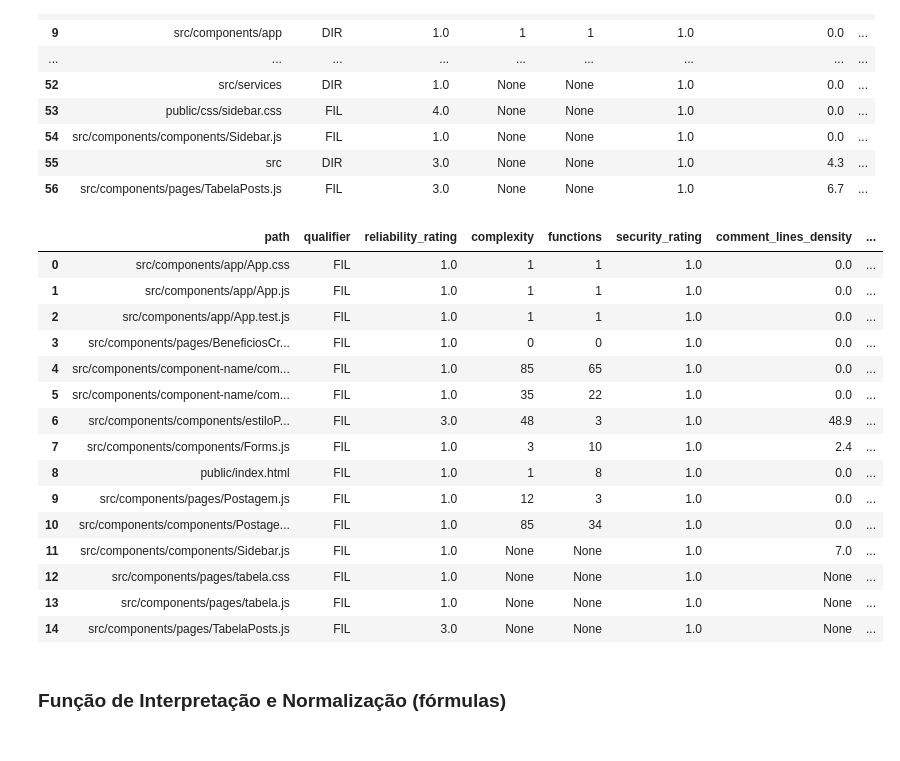
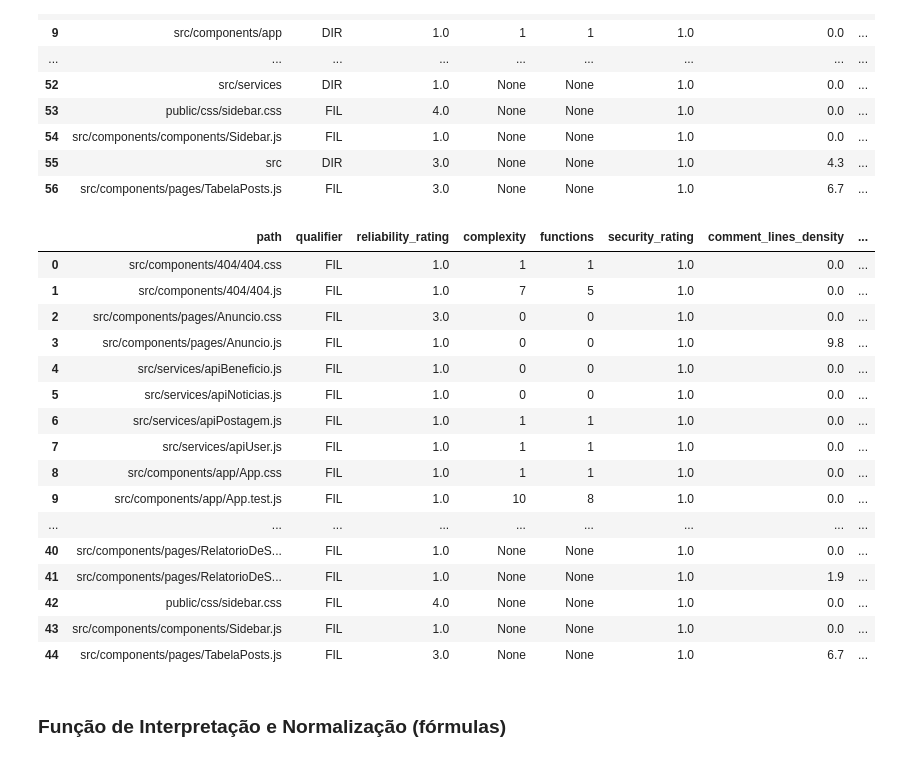
Before and after one commit to fga-eps-mds/2020.1-Grupo6, a Jupyter notebook: analytics/src/analytics.ipynb, the cells around one changed output. Cells and saved outputs as stored; diff of their text form; code cells hidden in the pictures.

```diff
--- a/analytics/src/analytics.ipynb
+++ b/analytics/src/analytics.ipynb
@@ -559,12 +590,12 @@ front_r1_df
 # %%
-# fi1 = 0
+fi1 = 0
 
-# x = np.array([0, 9])
-# y = np.array([1, 0])
+x = np.array([0, 9])
+y = np.array([1, 0])
 
-# for i in range(len(complexity['functions'])):
-#     fi1 += (np.interp(float(complexity['complexity'].iloc[i])/float(complexity['functions'].iloc[i]), x, y))
+for i in range(len(complexity)):
+    fi1 += (np.interp(float(complexity['complexity'].iloc[i])/float(complexity['functions'].iloc[i]), x, y))
 
-# ma1_f1 = fi1/float(len(front_r1_df['complexity']))
+ma1_f1 = fi1/float(len(front_r1_df['complexity']))
 
-# ma1_f1
+ma1_f1
@@ -934,3 +983,7 @@ back_r2_df
 ### Função de Interpretação e Normalização (fórmulas)
 # %% [markdown]
 ##### ma1
+# %%
+complexity_notnull = back_r2_df['complexity'][pd.notnull(back_r2_df['complexity'])]
+median_complexity = np.median(complexity_notnull.astype(float))
+median_complexity
@@ -936,0 +992,3 @@ back_r2_df
+# %%
+complexity = back_r2_df[['complexity', 'functions']][(back_r2_df['complexity'].astype(float) <= median_complexity) & (back_r2_df['functions'].astype(float) > 0) ]
+complexity
@@ -937,17 +1010,12 @@ back_r2_df
 # %%
-# median_complexity = np.median(back_r2_df['complexity'].astype(int))
+fi1 = 0
 
-# complexity = back_r2_df[['complexity', 'functions']][(back_r2_df['complexity'].astype(int) <= median_complexity) & (back_r2_df['functions'].astype(float) > 0)]
-# complexity
+x = np.array([0, 9])
+y = np.array([1, 0])
 
-# fi1 = 0
+for i in range(len(complexity)):
+    fi1 += (np.interp(float(complexity['complexity'].iloc[i])/float(complexity['functions'].iloc[i]), x, y))
 
-# x = np.array([0, 9])
-# y = np.array([1, 0])
+ma1_b2 = fi1/float(len(back_r2_df['complexity']))
 
-# for i in range(len(complexity['functions'])):
-#     fi1 += (np.interp(float(complexity['complexity'].iloc[i])/float(complexity['functions'].iloc[i]), x, y))
-
-# ma1_b2 = fi1/float(len(back_r2_df['complexity']))
-
-# ma1_b2
+ma1_b2
@@ -1287,25 +1373,26 @@ front_r2_df
 | 55 | src | DIR | 3.0 | None | None | 1.0 | 4.3 | ... |
 | 56 | src/components/pages/TabelaPosts.js | FIL | 3.0 | None | None | 1.0 | 6.7 | ... |
 # %%
-front_r2_df = front_r1_df[front_r2_df['qualifier'] == 'FIL'].reset_index(drop=True)
+front_r2_df = front_r2_df[front_r2_df['qualifier'] == 'FIL'].reset_index(drop=True)
 front_r2_df
 # %% [output]
 |  | path | qualifier | reliability_rating | complexity | functions | security_rating | comment_lines_density | ... |
-| 0 | src/components/app/App.css | FIL | 1.0 | 1 | 1 | 1.0 | 0.0 | ... |
-| 1 | src/components/app/App.js | FIL | 1.0 | 1 | 1 | 1.0 | 0.0 | ... |
-| 2 | src/components/app/App.test.js | FIL | 1.0 | 1 | 1 | 1.0 | 0.0 | ... |
-| 3 | src/components/pages/BeneficiosCr... | FIL | 1.0 | 0 | 0 | 1.0 | 0.0 | ... |
-| 4 | src/components/component-name/com... | FIL | 1.0 | 85 | 65 | 1.0 | 0.0 | ... |
-| 5 | src/components/component-name/com... | FIL | 1.0 | 35 | 22 | 1.0 | 0.0 | ... |
-| 6 | src/components/components/estiloP... | FIL | 3.0 | 48 | 3 | 1.0 | 48.9 | ... |
-| 7 | src/components/components/Forms.js | FIL | 1.0 | 3 | 10 | 1.0 | 2.4 | ... |
-| 8 | public/index.html | FIL | 1.0 | 1 | 8 | 1.0 | 0.0 | ... |
-| 9 | src/components/pages/Postagem.js | FIL | 1.0 | 12 | 3 | 1.0 | 0.0 | ... |
-| 10 | src/components/components/Postage... | FIL | 1.0 | 85 | 34 | 1.0 | 0.0 | ... |
-| 11 | src/components/components/Sidebar.js | FIL | 1.0 | None | None | 1.0 | 7.0 | ... |
-| 12 | src/components/pages/tabela.css | FIL | 1.0 | None | None | 1.0 | None | ... |
-| 13 | src/components/pages/tabela.js | FIL | 1.0 | None | None | 1.0 | None | ... |
-| 14 | src/components/pages/TabelaPosts.js | FIL | 3.0 | None | None | 1.0 | None | ... |
+| 0 | src/components/404/404.css | FIL | 1.0 | 1 | 1 | 1.0 | 0.0 | ... |
+| 1 | src/components/404/404.js | FIL | 1.0 | 7 | 5 | 1.0 | 0.0 | ... |
+| 2 | src/components/pages/Anuncio.css | FIL | 3.0 | 0 | 0 | 1.0 | 0.0 | ... |
+| 3 | src/components/pages/Anuncio.js | FIL | 1.0 | 0 | 0 | 1.0 | 9.8 | ... |
+| 4 | src/services/apiBeneficio.js | FIL | 1.0 | 0 | 0 | 1.0 | 0.0 | ... |
+| 5 | src/services/apiNoticias.js | FIL | 1.0 | 0 | 0 | 1.0 | 0.0 | ... |
+| 6 | src/services/apiPostagem.js | FIL | 1.0 | 1 | 1 | 1.0 | 0.0 | ... |
+| 7 | src/services/apiUser.js | FIL | 1.0 | 1 | 1 | 1.0 | 0.0 | ... |
+| 8 | src/components/app/App.css | FIL | 1.0 | 1 | 1 | 1.0 | 0.0 | ... |
+| 9 | src/components/app/App.test.js | FIL | 1.0 | 10 | 8 | 1.0 | 0.0 | ... |
+| ... | ... | ... | ... | ... | ... | ... | ... | ... |
+| 40 | src/components/pages/RelatorioDeS... | FIL | 1.0 | None | None | 1.0 | 0.0 | ... |
+| 41 | src/components/pages/RelatorioDeS... | FIL | 1.0 | None | None | 1.0 | 1.9 | ... |
+| 42 | public/css/sidebar.css | FIL | 4.0 | None | None | 1.0 | 0.0 | ... |
+| 43 | src/components/components/Sidebar.js | FIL | 1.0 | None | None | 1.0 | 0.0 | ... |
+| 44 | src/components/pages/TabelaPosts.js | FIL | 3.0 | None | None | 1.0 | 6.7 | ... |
 # %% [markdown]
 ### Função de Interpretação e Normalização (fórmulas)
 # %% [markdown]
```
Also changed, not shown: parts of 50 cells of this notebook.
